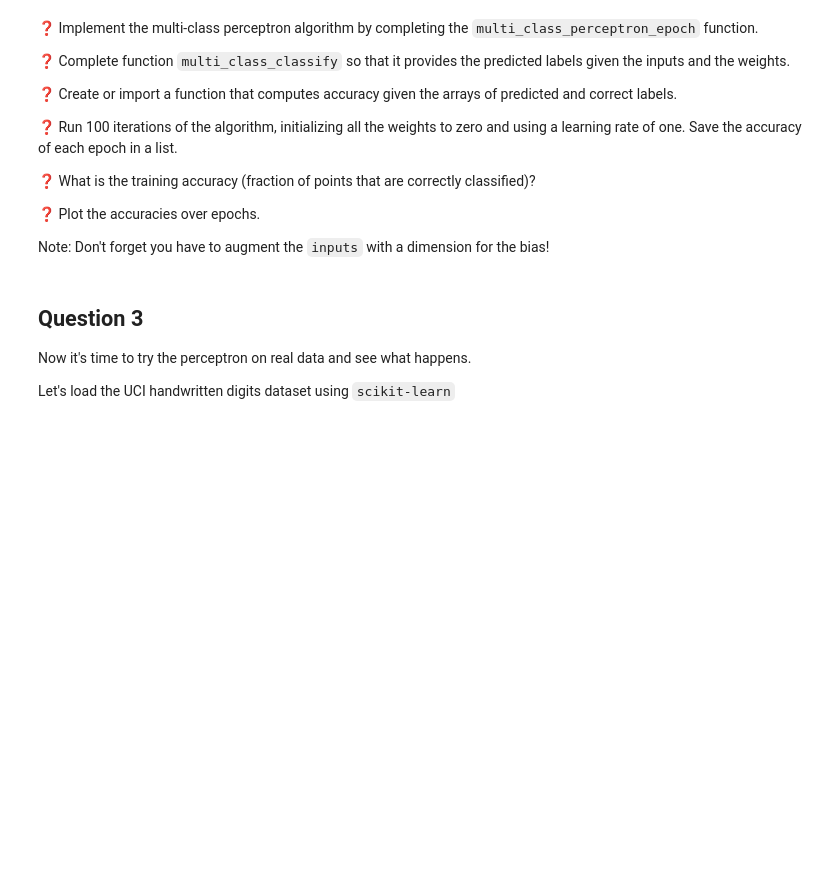
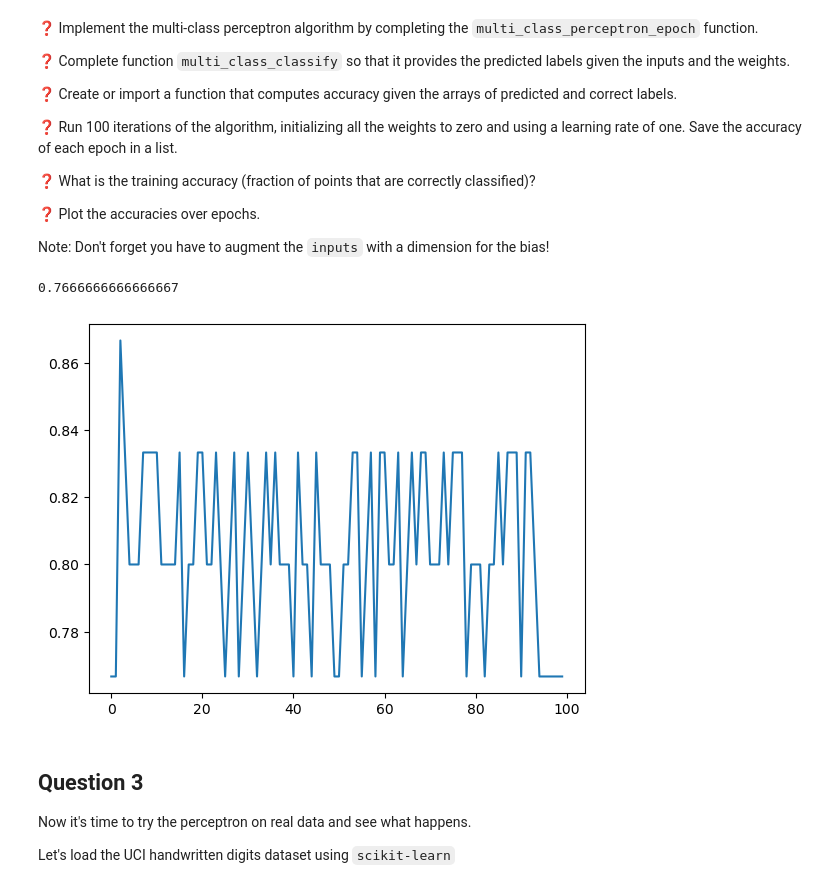
Before and after one commit to RodsCoimbra/IST-Aprof, a Jupyter notebook: Problemas/PB2/practical_02.ipynb, the cells around one changed output. Cells and saved outputs as stored; diff of their text form; code cells hidden in the pictures; blank space fills up the shorter version.

```diff
--- a/Problemas/PB2/practical_02.ipynb
+++ b/Problemas/PB2/practical_02.ipynb
@@ -159,9 +161,10 @@ Note: Don't forget you have to augment the `inputs` with a dimension for the bia
 def multi_class_perceptron_epoch(inputs, labels, W, eta=1):
     mistakes = 0
     for x, y in zip(inputs, labels):
-        yhat = 1 if w@x >= 0 else -1
+        yhat = np.argmax(W@x)
         if(yhat != y):
             mistakes += 1
-            w = w + eta*y*x
-    print("Mistakes: %d" % mistakes)
+            W[y, :] += eta * x
+            W[yhat, :] -= eta * x
+    #print("Mistakes: %d" % mistakes)
     return W
@@ -178,3 +171,40 @@ def multi_class_classify(inputs, W):
+# %%
+def multi_class_classify(inputs, W):
+    predicted_labels = []
+    for x in inputs:
+        y_hat = np.argmax(W.dot(x))
+        predicted_labels.append(y_hat)
+    predicted_labels = np.array(predicted_labels)
+    return predicted_labels
+# %%
+def accuracy(labels, predicted_labels):
+    return np.mean(labels == predicted_labels)
+
+    #Pode se fazer isto também
+    # x = 0
+    # for i in range(labels.shape[0]):
+    #     if(labels[i] == predicted_labels[i]):
+    #         x +=1
+    # x = x/labels.shape[0]
+    # return x
+# %%
+#BIAS
+inputs = np.concatenate([np.ones((inputs.shape[0],1)), inputs], axis=1)
+# %%
+# TODO: Run algorithm, compute final accuracies, plot accuracies over epochs
+num_labels = len(np.unique(labels))
+num_features = inputs.shape[1]
+w = np.zeros((num_labels, num_features))
+acc = []
+for i in range(100):
+    w = multi_class_perceptron_epoch(inputs, labels, w, 1)
+    predicted_labels = multi_class_classify(inputs, w)
+    acc = np.append(acc, accuracy(labels, predicted_labels))
+plt.plot(acc)
+print(acc[-1])
+# %% [output]
+0.7666666666666667
+[figure, added]
 # %% [markdown]
 ## Question 3
 
```
Also changed, not shown: parts of 7 cells of this notebook.
